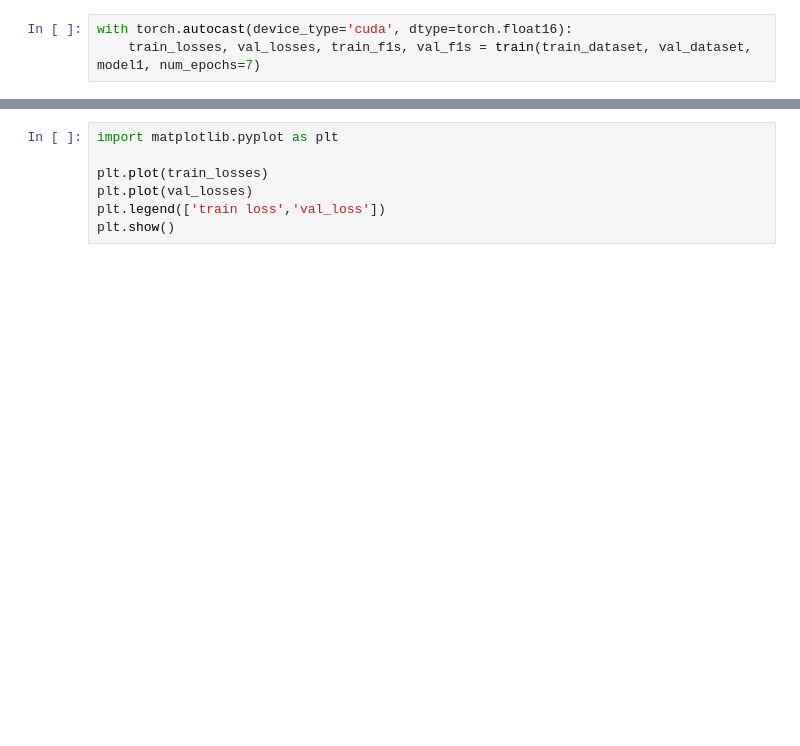
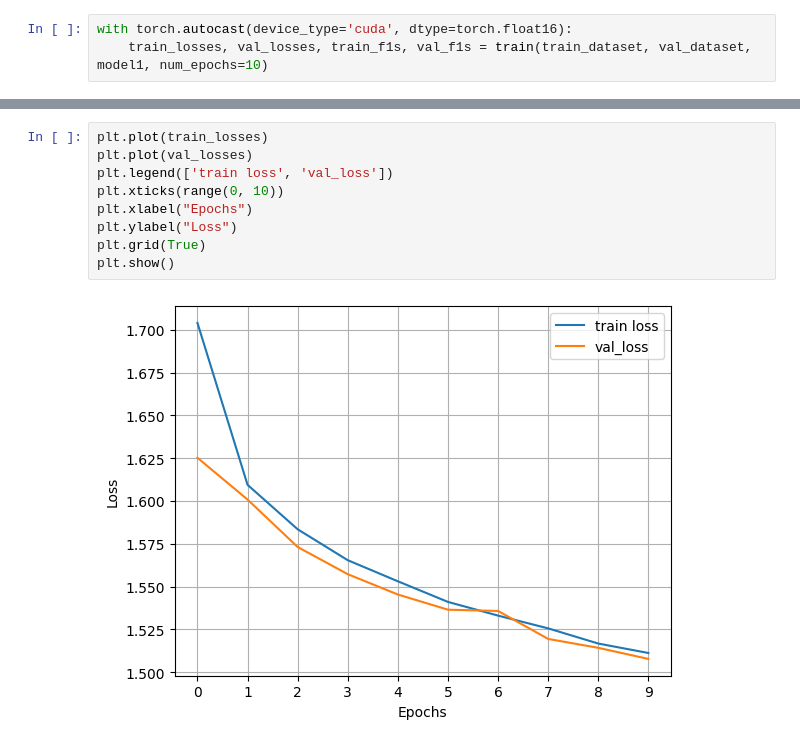
Before and after one commit to divyajeettt/CSE556, a Jupyter notebook: Assignment-4/A4_Part-1.ipynb, the cells around one changed output, grey strips where cells are left out. Drawn from its saved outputs; the diff is of its cells as text; blank space fills up the shorter version.

```diff
--- a/Assignment-4/A4_Part-1.ipynb
+++ b/Assignment-4/A4_Part-1.ipynb
@@ -11,3 +17,3 @@ model2 = ModelGRU()
 # %%
 with torch.autocast(device_type='cuda', dtype=torch.float16):
-    train_losses, val_losses, train_f1s, val_f1s = train(train_dataset, val_dataset, model1, num_epochs=7)
+    train_losses, val_losses, train_f1s, val_f1s = train(train_dataset, val_dataset, model1, num_epochs=10)
@@ -14,10 +34,14 @@ with torch.autocast(device_type='cuda', dtype=torch.float16):
 # %%
-import matplotlib.pyplot as plt
-
 plt.plot(train_losses)
 plt.plot(val_losses)
-plt.legend(['train loss','val_loss'])
+plt.legend(['train loss', 'val_loss'])
+plt.xticks(range(0, 10))
+plt.xlabel("Epochs")
+plt.ylabel("Loss")
+plt.grid(True)
 plt.show()
+# %% [output]
+[figure, added]
 # %%
 plt.plot(train_f1s)
 plt.plot(val_f1s)
```
Also changed, not shown: parts of 7 cells of this notebook, 3 other files.
